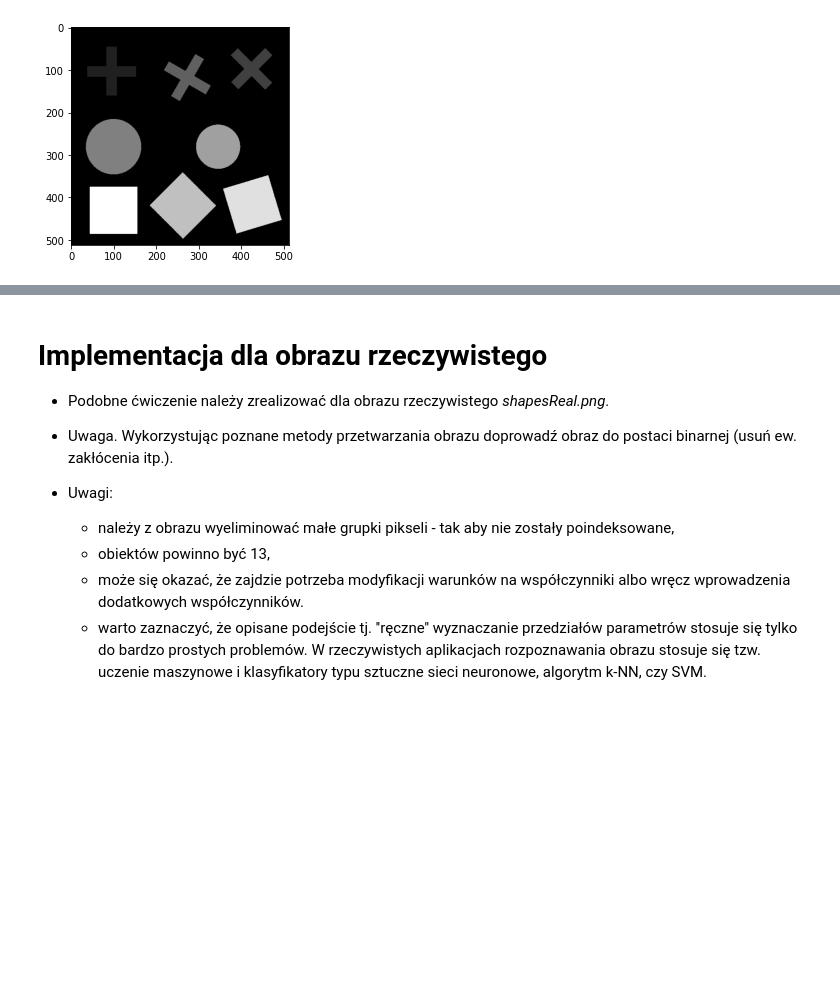
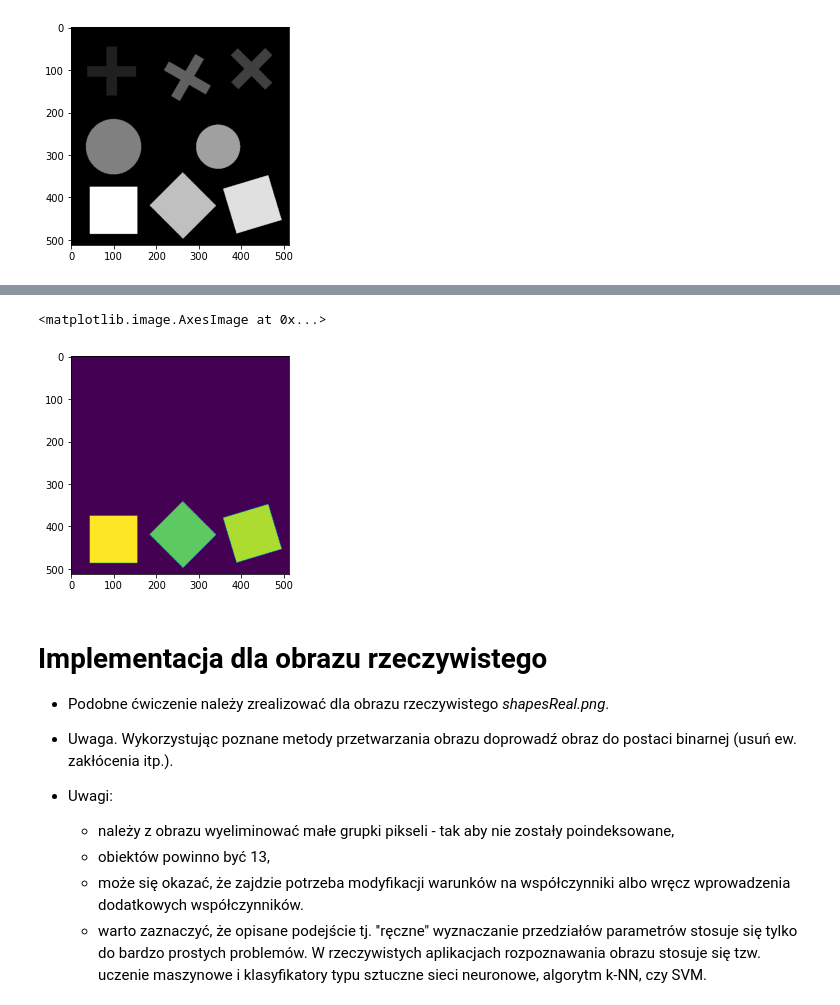
Before and after one commit to prz-ziaja/sem5, a Jupyter notebook: poc/lab13/13_ccl.ipynb, the cells around one changed output, grey strips where cells are left out. Drawn from its saved outputs; the diff is of its cells as text; code cells hidden in the pictures; blank space fills up the shorter version.

```diff
--- a/poc/lab13/13_ccl.ipynb
+++ b/poc/lab13/13_ccl.ipynb
@@ -361,8 +361,19 @@ plt.imshow(shapes,'gray')
 <matplotlib.image.AxesImage at 0x...>
 [figure]
 # %%
-num,  = cv2.connectedComponents(shapes)
-plt.imshow(img_img,'gray')
+shapes_lab, shapes_ind  = cv2.connectedComponents(shapes)
+plt.imshow(shapes_ind,'gray')
 # %% [output]
 <matplotlib.image.AxesImage at 0x...>
 [figure]
+# %%
+fig_mom=dict()
+for i in range(1,shapes_lab):
+    I = (shapes_ind==i).astype('uint8')
+    moments = cv2.moments(I)
+    hu_moments = cv2.HuMoments(moments)
+    fig_mom[i]=(moments,hu_moments)
+# %%
+mat = np.zeros((7,8))
+for i in fig_mom:
+    mat[:,i-1]=fig_mom[i][1][:,0]
@@ -369,3 +400,22 @@ plt.imshow(img_img,'gray')
+# %%
+def remove_circles_and_crosses(image,shapes_lab):
+    img = np.copy(image)
+    for i in range(1,shapes_lab):
+        I = (image==i).astype('uint8')
+        moments = cv2.moments(I)
+        hu_moments = cv2.HuMoments(moments)
+        #circles
+        if hu_moments[4]<0:
+            img[img==i]=0
+        #crosses
+        if hu_moments[0]>.2:
+            img[img==i]=0
+    return img
+# %%
+plt.imshow(remove_circles_and_crosses(shapes_ind,shapes_lab))
+# %% [output]
+<matplotlib.image.AxesImage at 0x...>
+[figure, added]
 # %% [markdown]
 # Implementacja dla obrazu rzeczywistego
 
```
Also changed, not shown: parts of 11 cells of this notebook, 3 other files.
